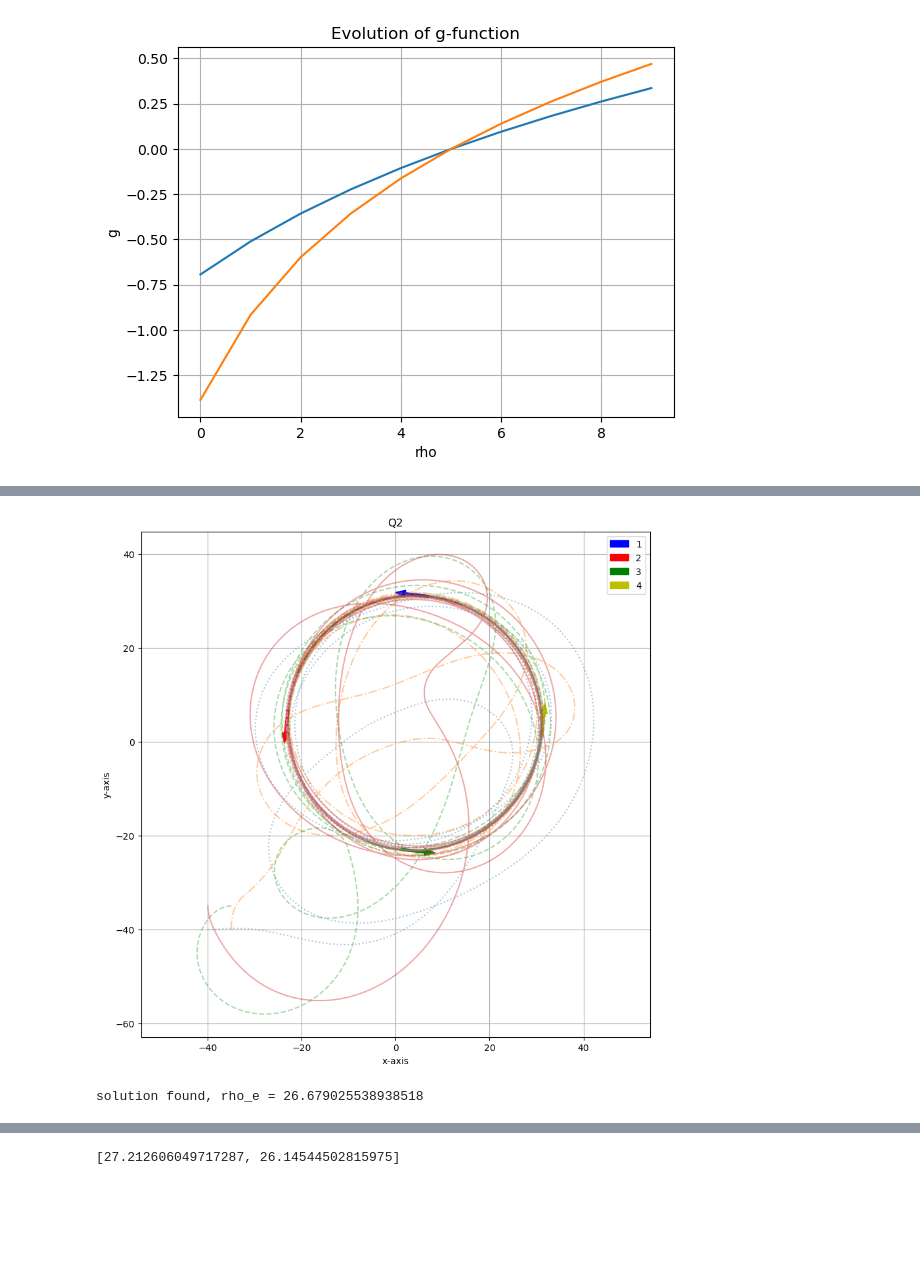
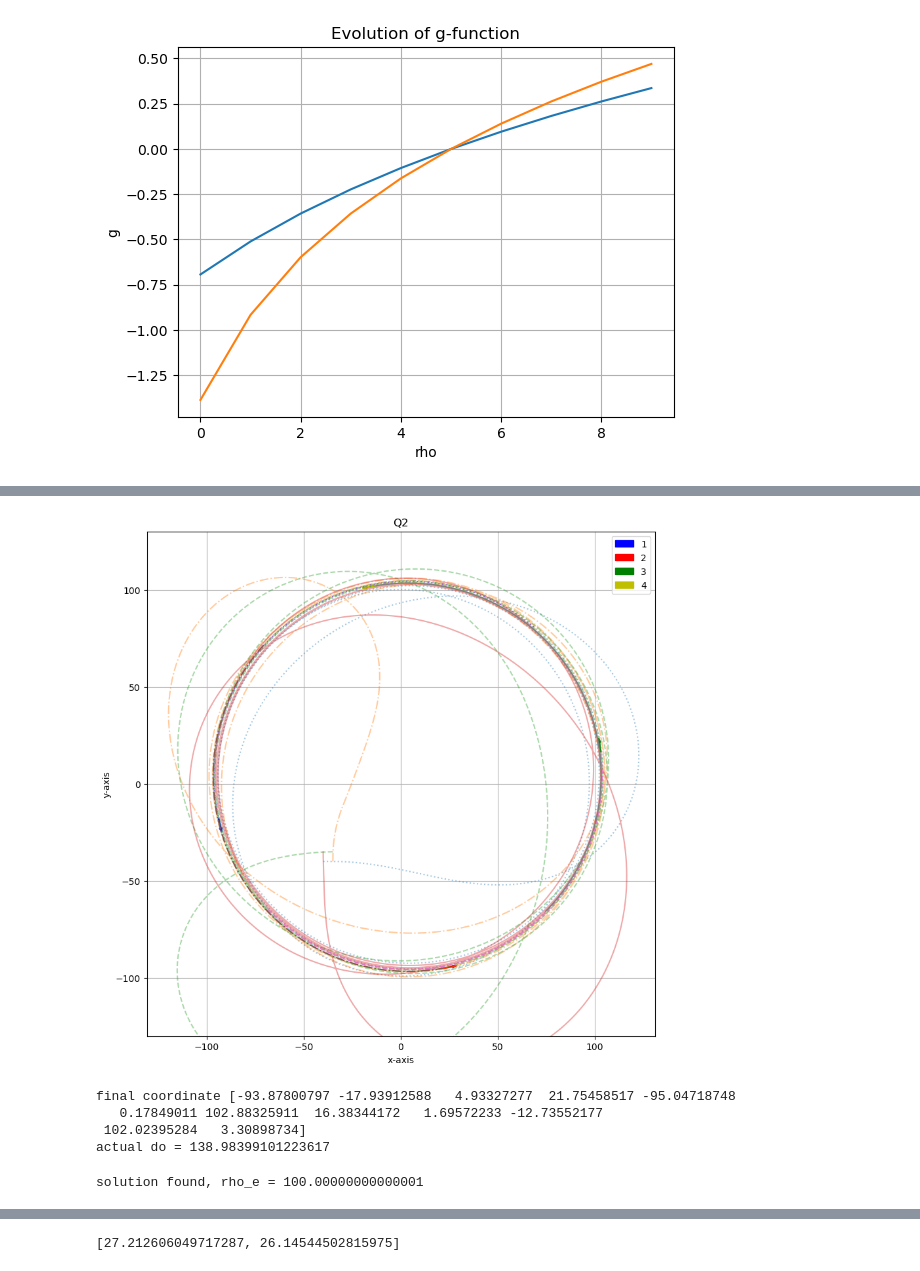
Before and after one commit to kiredoo/crazyflie-basics, a Jupyter notebook: cyclic_persuit_simulation/cyclic.ipynb, the cells around one changed output, grey strips where cells are left out. Cells and saved outputs as stored; diff of their text form; code cells hidden in the pictures; blank space fills up the shorter version.

```diff
--- a/cyclic_persuit_simulation/cyclic.ipynb
+++ b/cyclic_persuit_simulation/cyclic.ipynb
@@ -106,11 +203,7 @@ plt.show()
 [figure]
 # %%
 
-def g_function2(rho_e,c,rho_o):
-    g1 = np.log((((c-1)*rho_e) + rho_o)/(c*rho_o))
-    if (rho_e<0.000000001):
-        g1 = 0
-    return g1
+
 def g_function(xb,xv,c,rho_o):
     rho_v = np.array(xb) - np.array(xv)
     rho = np.linalg.norm(rho_v)
@@ -158,7 +251,7 @@ def u_t_j(xv,xb,heading):
     #print(np.rad2deg(gamma))
     alphaj = alpha_d(gamma,np.pi)
 
-    gj = g_function(xb,xv,cj,d_0*4)
+    gj = g_function(xb,xv,cj,d_0)
 
     u = kj*gj*alphaj
     if dist(xv,xb) < 0.2:
@@ -263,7 +356,7 @@ n = 4
 traj = [x0]
 x = x0
 t = 0
-T = 1500
+T = 3000
 global counter
 counter = 0
 
@@ -297,36 +390,52 @@ Velocity :  1
+# %%
+def distance(a,b):
+    d = np.sqrt(((a[0]-b[0])**2)+((a[1]-b[1])**2))
+    return d
 # %%
 plt.figure(figsize=(10,10))
+
 # plt.plot(np.array(traj)[:,0],np.array(traj)[:,1])
 # plt.plot(np.array(traj)[:,2],np.array(traj)[:,3])
 # plt.plot(np.array(traj)[:,4],np.array(traj)[:,5])
 # plt.plot(np.array(traj)[:,6],np.array(traj)[:,7])
 # plt.axis('equal')
 # plt.show()
 display_horizon = 5000
 plt.plot(np.array(traj)[0:-display_horizon,0],np.array(traj)[0:-display_horizon,1],':',alpha = 0.4)
 plt.plot(np.array(traj)[0:-display_horizon,3],np.array(traj)[0:-display_horizon,4],'-.',alpha = 0.4)
 plt.plot(np.array(traj)[0:-display_horizon:,6],np.array(traj)[0:-display_horizon,7],'--',alpha = 0.4)
 plt.plot(np.array(traj)[0:-display_horizon,9],np.array(traj)[0:-display_horizon,10],alpha = 0.4)
 
 plt.plot(np.array(traj)[-display_horizon:-1,0],np.array(traj)[-display_horizon:-1,1],':',alpha = 1)
 plt.plot(np.array(traj)[-display_horizon:-1,3],np.array(traj)[-display_horizon:-1,4],'-.',alpha = 1)
 plt.plot(np.array(traj)[-display_horizon:-1,6],np.array(traj)[-display_horizon:-1,7],'--',alpha = 1)
 plt.plot(np.array(traj)[-display_horizon:-1,9],np.array(traj)[-display_horizon:-1,10],alpha = 1)
 plt.axis('equal')
 plt.title('Q2')
 plt.xlabel('x-axis')
 plt.ylabel('y-axis')
 
 arrow_size = 5
-plt.arrow(np.array(traj)[-1,0],np.array(traj)[-1,1],arrow_size*np.cos(np.array(traj)[-1,2]),arrow_size*np.sin(np.array(traj)[-1,2]),width=0.5,label = '1',color = 'b')
-plt.arrow(np.array(traj)[-1,3],np.array(traj)[-1,4],arrow_size*np.cos(np.array(traj)[-1,5]),arrow_size*np.sin(np.array(traj)[-1,5]),width=0.5,label = '2',color = 'r')
-plt.arrow(np.array(traj)[-1,6],np.array(traj)[-1,7],arrow_size*np.cos(np.array(traj)[-1,8]),arrow_size*np.sin(np.array(traj)[-1,8]),width=0.5,label = '3',color = 'g')
-plt.arrow(np.array(traj)[-1,9],np.array(traj)[-1,10],arrow_size*np.cos(np.array(traj)[-1,11]),arrow_size*np.sin(np.array(traj)[-1,11]),width=0.5,label = '4',color = 'y')
+plt.arrow(np.array(traj)[-1,0],np.array(traj)[-1,1],arrow_size*np.cos(np.array(traj)[-1,2]),arrow_size*np.sin(np.array(traj)[-1,2]),width=.5,label = '1',color = 'b')
+plt.arrow(np.array(traj)[-1,3],np.array(traj)[-1,4],arrow_size*np.cos(np.array(traj)[-1,5]),arrow_size*np.sin(np.array(traj)[-1,5]),width=.5,label = '2',color = 'r')
+plt.arrow(np.array(traj)[-1,6],np.array(traj)[-1,7],arrow_size*np.cos(np.array(traj)[-1,8]),arrow_size*np.sin(np.array(traj)[-1,8]),width=.5,label = '3',color = 'g')
+plt.arrow(np.array(traj)[-1,9],np.array(traj)[-1,10],arrow_size*np.cos(np.array(traj)[-1,11]),arrow_size*np.sin(np.array(traj)[-1,11]),width=.5,label = '4',color = 'y')
 plt.legend()
 plt.grid()
+plt.axis([-130,130,-130,130])
 plt.show()
+
+print(f"final coordinate {traj[-1][:]}")
+a_coord = traj[-1][0:2]
+b_coord = traj[-1][3:5]
+d = distance(a_coord,b_coord)
+print(f"actual do = {d}")
 # %% [output]
-[figure, old version]
+[figure, new version]
+final coordinate [-93.87800797 -17.93912588   4.93327277  21.75458517 -95.04718748
+   0.17849011 102.88325911  16.38344172   1.69572233 -12.73552177
+ 102.02395284   3.30898734]
+actual do = 138.98399101223617
 # %%
 #rho_e solver using root finding methods
 def f(rho_e):
@@ -334,7 +443,7 @@ def f(rho_e):
 
 rho_guess = 1.0
 rho_min = 0.1
-rho_max = 70.0
+rho_max = 200
 
 solution = root_scalar(f, bracket=[rho_min, rho_max], method = 'brentq')
 rho_e = solution.root
@@ -344,7 +453,7 @@ if solution.converged:
 else:
     print('no solution')
 # %% [output]
-solution found, rho_e = 26.679025538938518
+solution found, rho_e = 100.00000000000001
 # %%
 #plots average rotational radius
 tol = 0.02
```
Also changed, not shown: parts of 7 cells of this notebook.
